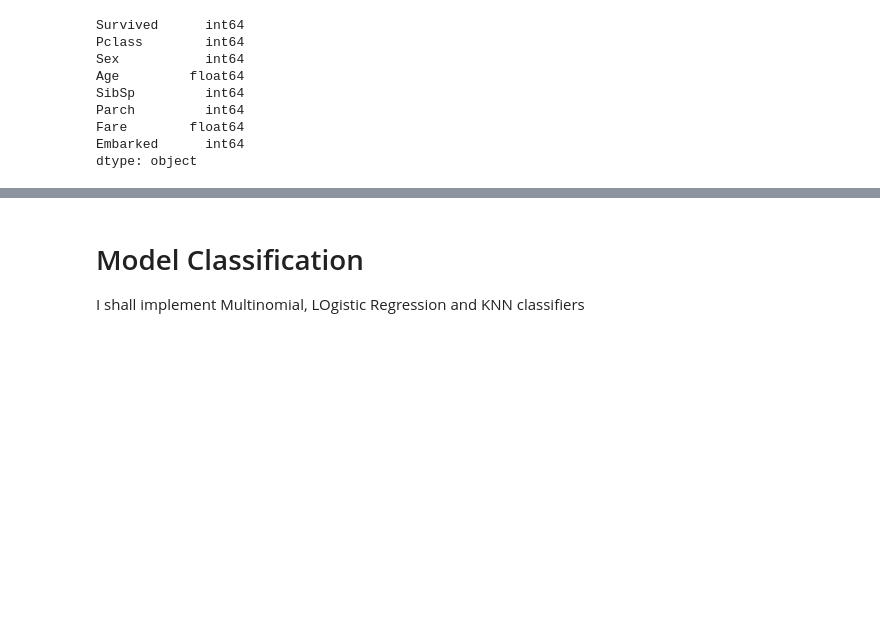
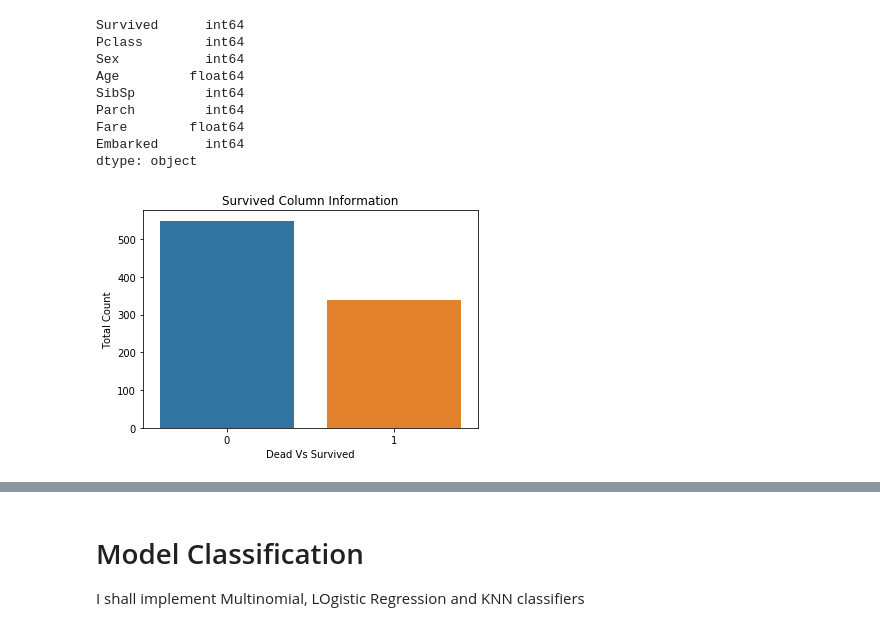
Before and after one commit to mwinzie/KNN-Classifier-Naive-Bayes-Classifier, a Jupyter notebook: K_nearest_neighbor_(kNN)_classifier_and_Naive_Bayes_classifier.ipynb, the cells around one changed output, grey strips where cells are left out. Drawn from its saved outputs; the diff is of its cells as text; code cells hidden in the pictures; blank space fills up the shorter version.

```diff
--- a/K_nearest_neighbor_(kNN)_classifier_and_Naive_Bayes_classifier.ipynb
+++ b/K_nearest_neighbor_(kNN)_classifier_and_Naive_Bayes_classifier.ipynb
@@ -468,3 +486,12 @@ Parch         int64
 Fare        float64
 Embarked      int64
 dtype: object
+# %%
+#plotting the spam and not spam variable, the class column
+sns.countplot(train['Survived'])
+plt.xlabel('Dead Vs Survived')
+plt.ylabel('Total Count')
+plt.title('Survived Column Information')
+plt.show()
+# %% [output]
+[figure, added]
```
Also changed, not shown: parts of 15 cells of this notebook.
